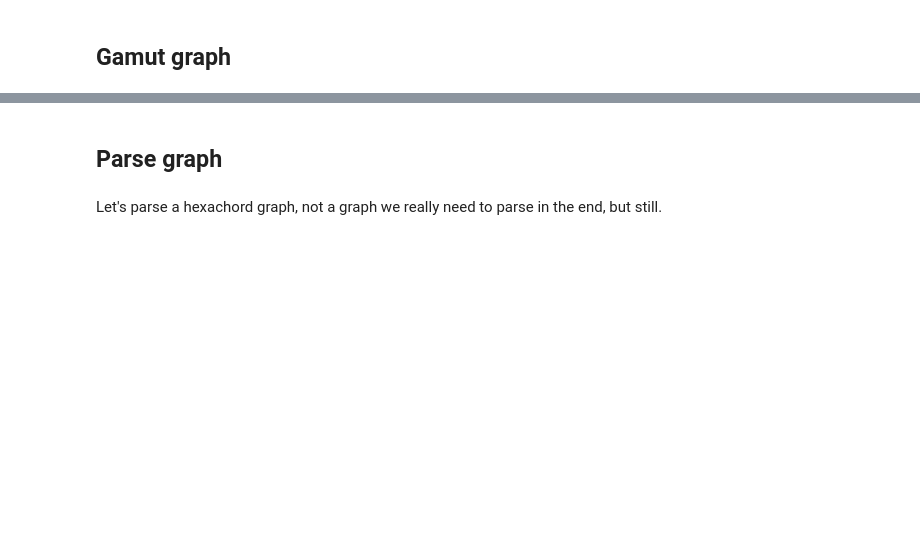
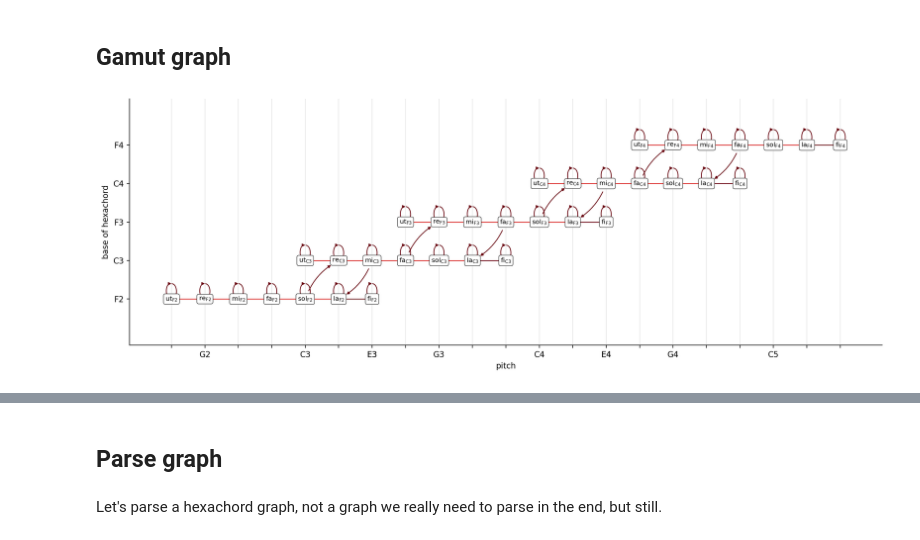
Before and after one commit to bacor/delasol, a Jupyter notebook: notebooks/plotting.ipynb, the cells around one changed output, grey strips where cells are left out. Saved outputs shown, nothing was run; the diff lists cells and outputs as text; code cells hidden in the pictures; blank space fills up the shorter version.

```diff
--- a/notebooks/plotting.ipynb
+++ b/notebooks/plotting.ipynb
@@ -21,3 +25,10 @@ H.draw()
 # %% [markdown]
 ## Gamut graph
+# %%
+
+get_gamut('soft_continental_16c').draw(show_loops=True)
+plt.tight_layout()
+# plt.savefig('../figures/soft-continental-gamut-graph.pdf')
+# %% [output]
+[figure, added]
 # %%
```
Also changed, not shown: parts of 14 cells of this notebook, 45 other files.
